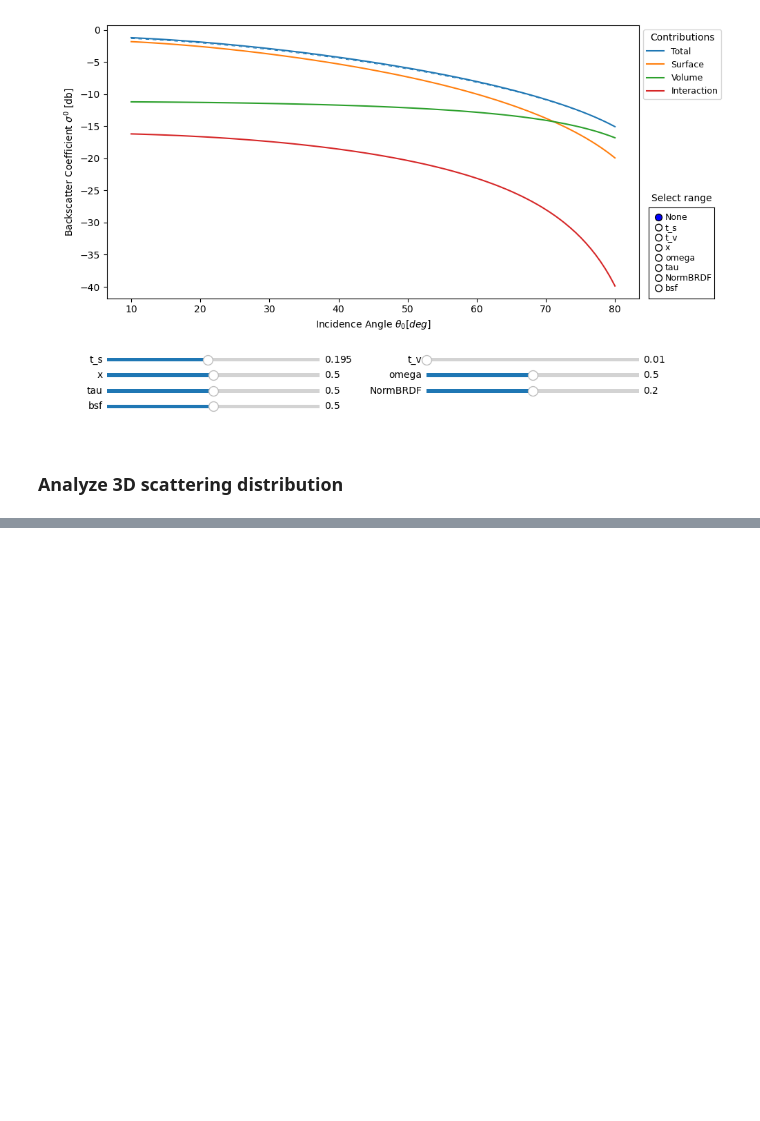
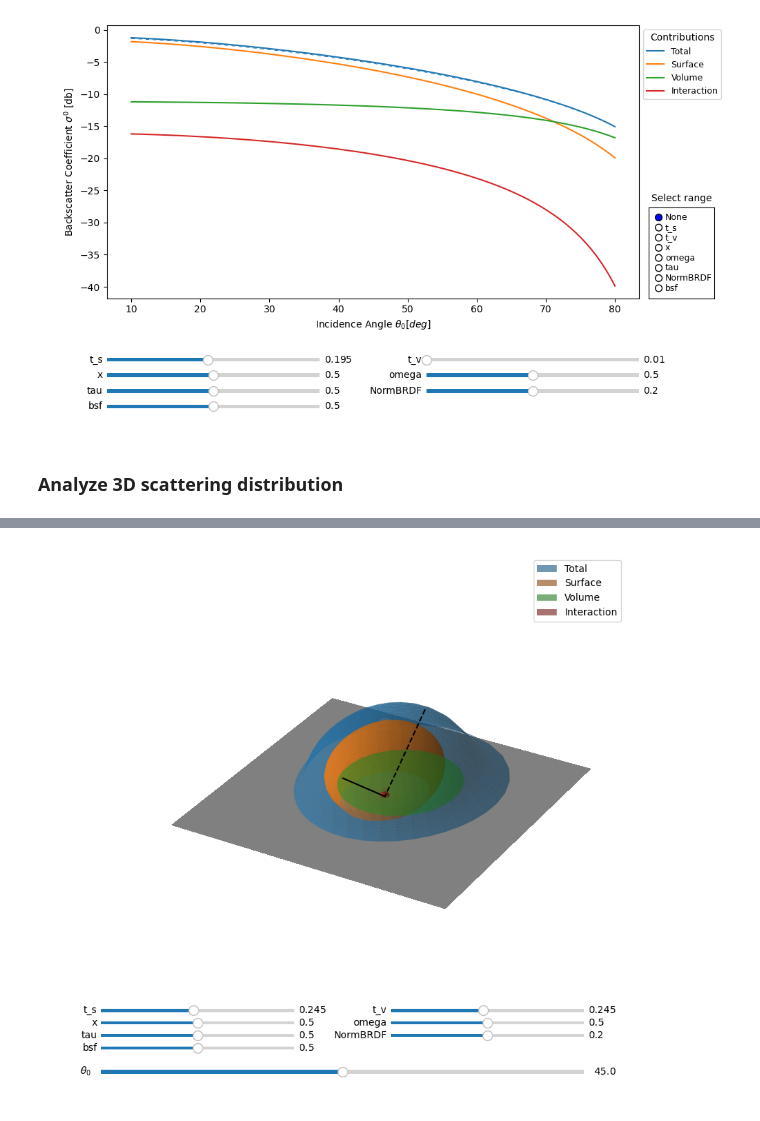
Before and after one commit to TUW-GEO/rt1_model, a Jupyter notebook: docs/examples/analyzemodel.ipynb, the cells around one changed output, grey strips where cells are left out. Saved outputs shown, nothing was run; the diff lists cells and outputs as text; code cells hidden in the pictures; blank space fills up the shorter version.

```diff
--- a/docs/examples/analyzemodel.ipynb
+++ b/docs/examples/analyzemodel.ipynb
@@ -74,14 +73,15 @@ a1 = R.analyze(param_dict=param_dict)
 # %%
 R.dB = False   # Create 3D plots in linear units
 
-param_dict=dict(t_s=(0.01, 0.5),
-                t_v=(0.01, 0.5),
-                x=(0, 1),
-                omega=(0, 1),
-                tau=(0, 1),
-                NormBRDF=(0, 0.4),
-                bsf=(0, 1),
-                )
-
-a0 = R.analyze3d(param_dict=param_dict, contributions="tsvi")
+# setup parameter ranges to analyze bistatic results
+a0 = R.analyze3d(
+    contributions="tsvi",
+    t_s=(0.01, 0.5),
+    t_v=(0.01, 0.5),
+    x=(0, 1),
+    omega=(0, 1),
+    tau=(0, 1),
+    NormBRDF=(0, 0.4),
+    bsf=(0, 1),
+)
 # %% [output]
@@ -92,0 +93 @@ a0 = R.analyze3d(param_dict=param_dict, contributions="tsvi")
+[figure, added]
```
Also changed, not shown: parts of 2 cells of this notebook, 10 other files.
